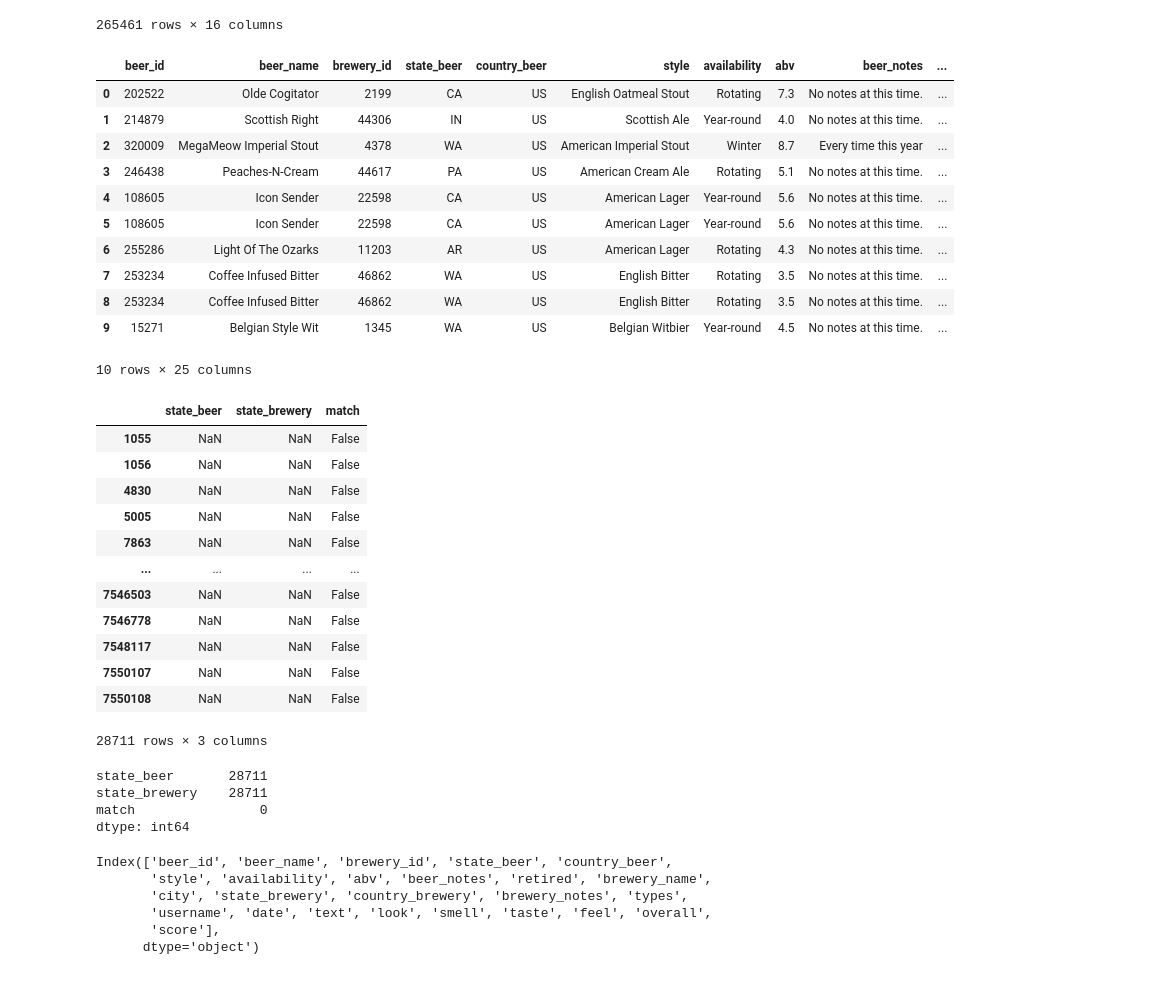
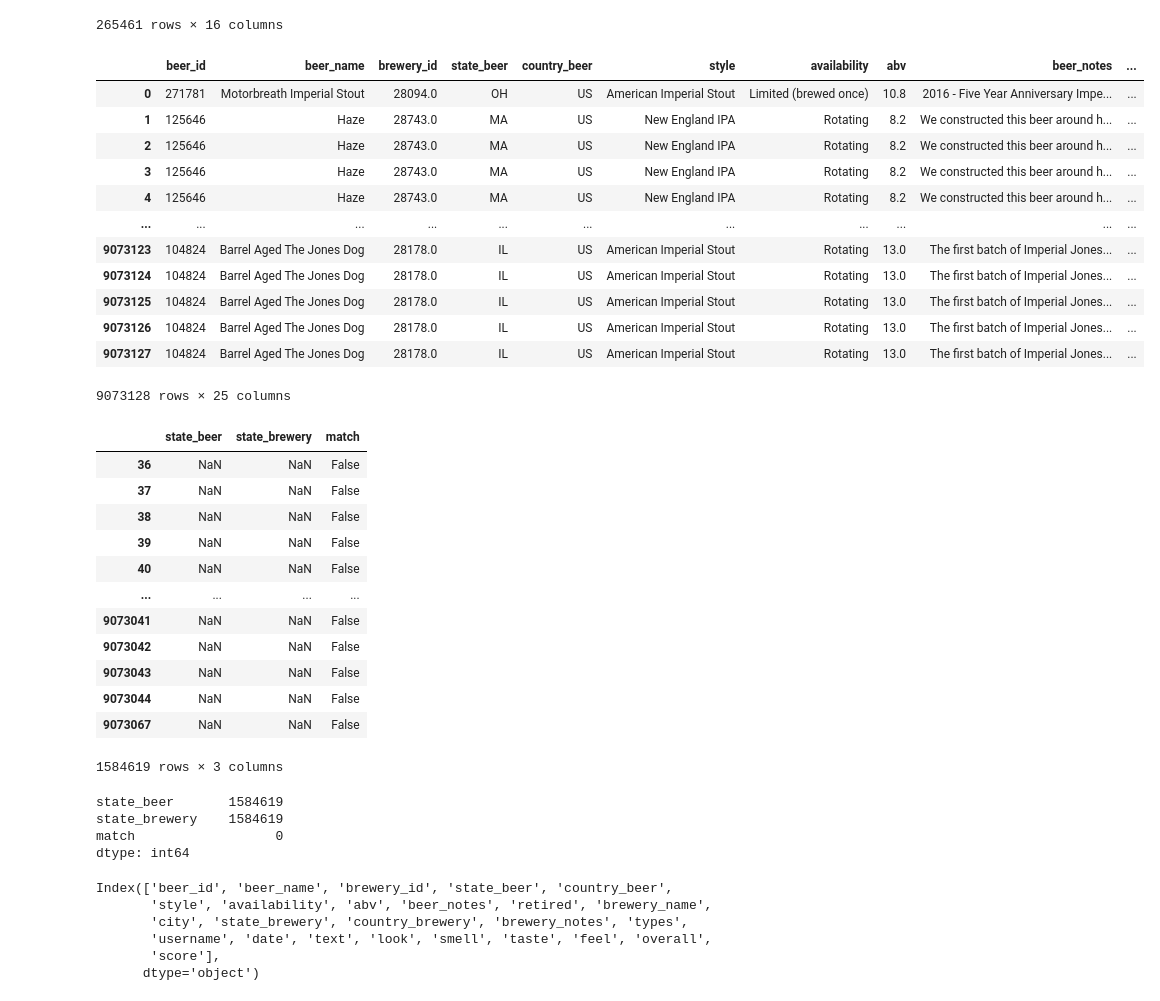
Before and after one commit to jaykansara2019/Beer_Categorization, a Jupyter notebook: Beer_Analysis_ML_RF.ipynb, the cells around one changed output. Drawn from its saved outputs; the diff is of its cells as text; code cells hidden in the pictures.

```diff
--- a/Beer_Analysis_ML_RF.ipynb
+++ b/Beer_Analysis_ML_RF.ipynb
@@ -130,21 +130,22 @@ beer_data_complete_df
 265461 rows × 16 columns
 # %%
 # Merge beer_final and reviews dataset
-beer_reviews_complete_df = pd.merge(beer_data_complete_df, reviews_df, how="left", on=["beer_id", "beer_id"])
-beer_reviews_complete_df.head(10)
+beer_reviews_complete_df = pd.merge(beer_data_complete_df, reviews_df, how="right", on=["beer_id", "beer_id"])
+beer_reviews_complete_df
 # %% [output]
 |  | beer_id | beer_name | brewery_id | state_beer | country_beer | style | availability | abv | beer_notes | ... |
-| 0 | 202522 | Olde Cogitator | 2199 | CA | US | English Oatmeal Stout | Rotating | 7.3 | No notes at this time. | ... |
-| 1 | 214879 | Scottish Right | 44306 | IN | US | Scottish Ale | Year-round | 4.0 | No notes at this time. | ... |
-| 2 | 320009 | MegaMeow Imperial Stout | 4378 | WA | US | American Imperial Stout | Winter | 8.7 | Every time this year | ... |
-| 3 | 246438 | Peaches-N-Cream | 44617 | PA | US | American Cream Ale | Rotating | 5.1 | No notes at this time. | ... |
-| 4 | 108605 | Icon Sender | 22598 | CA | US | American Lager | Year-round | 5.6 | No notes at this time. | ... |
-| 5 | 108605 | Icon Sender | 22598 | CA | US | American Lager | Year-round | 5.6 | No notes at this time. | ... |
-| 6 | 255286 | Light Of The Ozarks | 11203 | AR | US | American Lager | Rotating | 4.3 | No notes at this time. | ... |
-| 7 | 253234 | Coffee Infused Bitter | 46862 | WA | US | English Bitter | Rotating | 3.5 | No notes at this time. | ... |
-| 8 | 253234 | Coffee Infused Bitter | 46862 | WA | US | English Bitter | Rotating | 3.5 | No notes at this time. | ... |
-| 9 | 15271 | Belgian Style Wit | 1345 | WA | US | Belgian Witbier | Year-round | 4.5 | No notes at this time. | ... |
+| 0 | 271781 | Motorbreath Imperial Stout | 28094.0 | OH | US | American Imperial Stout | Limited (brewed once) | 10.8 | 2016 - Five Year Anniversary Impe... | ... |
+| 1 | 125646 | Haze | 28743.0 | MA | US | New England IPA | Rotating | 8.2 | We constructed this beer around h... | ... |
+| 2 | 125646 | Haze | 28743.0 | MA | US | New England IPA | Rotating | 8.2 | We constructed this beer around h... | ... |
+| 3 | 125646 | Haze | 28743.0 | MA | US | New England IPA | Rotating | 8.2 | We constructed this beer around h... | ... |
+| 4 | 125646 | Haze | 28743.0 | MA | US | New England IPA | Rotating | 8.2 | We constructed this beer around h... | ... |
+| ... | ... | ... | ... | ... | ... | ... | ... | ... | ... | ... |
+| 9073123 | 104824 | Barrel Aged The Jones Dog | 28178.0 | IL | US | American Imperial Stout | Rotating | 13.0 | The first batch of Imperial Jones... | ... |
+| 9073124 | 104824 | Barrel Aged The Jones Dog | 28178.0 | IL | US | American Imperial Stout | Rotating | 13.0 | The first batch of Imperial Jones... | ... |
+| 9073125 | 104824 | Barrel Aged The Jones Dog | 28178.0 | IL | US | American Imperial Stout | Rotating | 13.0 | The first batch of Imperial Jones... | ... |
+| 9073126 | 104824 | Barrel Aged The Jones Dog | 28178.0 | IL | US | American Imperial Stout | Rotating | 13.0 | The first batch of Imperial Jones... | ... |
+| 9073127 | 104824 | Barrel Aged The Jones Dog | 28178.0 | IL | US | American Imperial Stout | Rotating | 13.0 | The first batch of Imperial Jones... | ... |
-10 rows × 25 columns
+9073128 rows × 25 columns
 # %%
 # Checking if state_beer and state_brewery match
 df2 = beer_reviews_complete_df.filter(['state_beer', 'state_brewery'])
@@ -154,25 +155,25 @@ df2 = df2[df2.match == False]
 df2
 # %% [output]
 |  | state_beer | state_brewery | match |
-| 1055 | NaN | NaN | False |
-| 1056 | NaN | NaN | False |
-| 4830 | NaN | NaN | False |
-| 5005 | NaN | NaN | False |
-| 7863 | NaN | NaN | False |
+| 36 | NaN | NaN | False |
+| 37 | NaN | NaN | False |
+| 38 | NaN | NaN | False |
+| 39 | NaN | NaN | False |
+| 40 | NaN | NaN | False |
 | ... | ... | ... | ... |
-| 7546503 | NaN | NaN | False |
-| 7546778 | NaN | NaN | False |
-| 7548117 | NaN | NaN | False |
-| 7550107 | NaN | NaN | False |
-| 7550108 | NaN | NaN | False |
+| 9073041 | NaN | NaN | False |
+| 9073042 | NaN | NaN | False |
+| 9073043 | NaN | NaN | False |
+| 9073044 | NaN | NaN | False |
+| 9073067 | NaN | NaN | False |
-28711 rows × 3 columns
+1584619 rows × 3 columns
 # %%
 # check NA
 df2.isna().sum()
 # %% [output]
-state_beer       28711
-state_brewery    28711
-match                0
+state_beer       1584619
+state_brewery    1584619
+match                  0
 dtype: int64
 # %%
 #checked retired breweries
```
Also changed, not shown: parts of 16 cells of this notebook.
